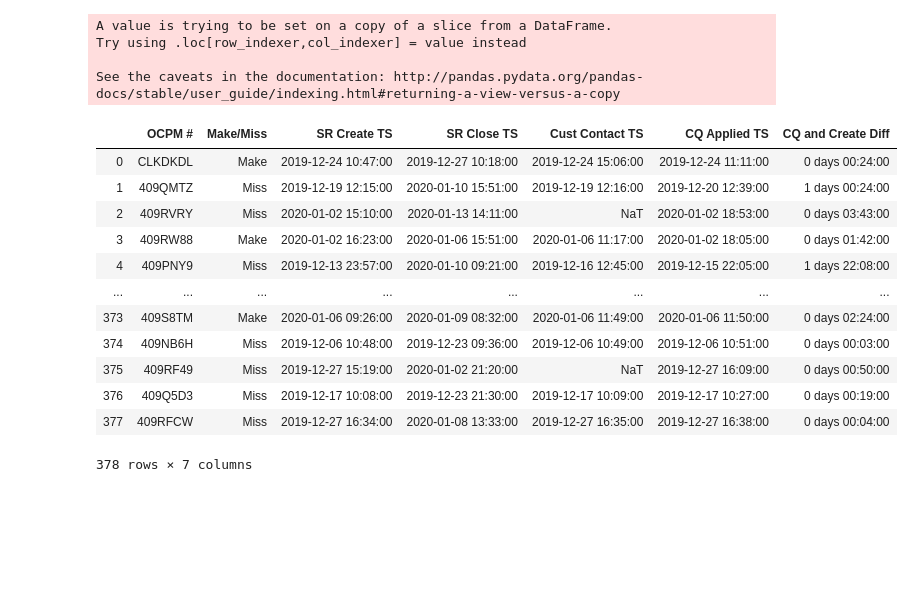
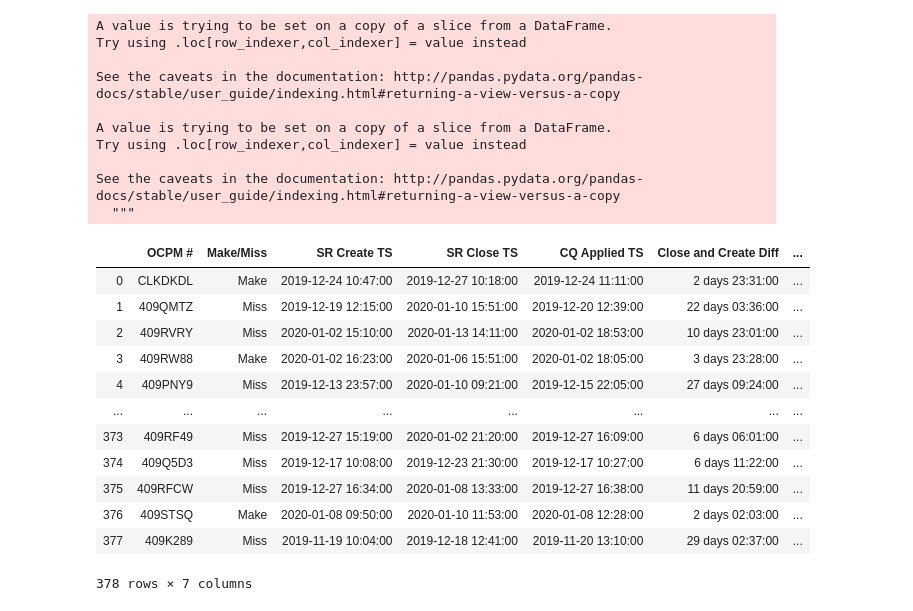
Before and after one commit to jaime030690/ECT_Report_Analysis, a Jupyter notebook: data_samples.ipynb, the cells around one changed output. Cells and saved outputs as stored; diff of their text form; code cells hidden in the pictures; blank space fills up the shorter version.

```diff
--- a/data_samples.ipynb
+++ b/data_samples.ipynb
@@ -25,5 +25,5 @@ df
 # %%
 #Create new data with columns we're interested in
-dates_df = df[['OCPM #', 'Make/Miss', 'SR Create TS', 'SR Close TS', 'Cust Contact TS', 'CQ Applied TS']]
-dates_df.head()
+new_df = df[['OCPM #', 'Make/Miss', 'SR Create TS', 'SR Close TS', 'CQ Applied TS']]
+new_df
 # %% [output]
@@ -36,22 +43,31 @@ dates_df.head()
 # %%
+#Add column to hold difference between SR Close TS and SR Create TS
+new_df['Close and Create Diff'] = (new_df.loc[:, 'SR Close TS'] - new_df.loc[:, 'SR Create TS'])
+
 #Add column to hold difference between CQ Applied TS and SR Create TS
-dates_df['CQ and Create Diff'] = (dates_df['CQ Applied TS'] - dates_df['SR Create TS'])
-dates_df
+new_df['CQ and Create Diff'] = (new_df.loc[:, 'CQ Applied TS'] - new_df.loc[:, 'SR Create TS'])
+new_df
 # %% [output]
 A value is trying to be set on a copy of a slice from a DataFrame.
 Try using .loc[row_indexer,col_indexer] = value instead
 
 See the caveats in the documentation: http://pandas.pydata.org/pandas-docs/stable/user_guide/indexing.html#returning-a-view-versus-a-copy
+
+A value is trying to be set on a copy of a slice from a DataFrame.
+Try using .loc[row_indexer,col_indexer] = value instead
+
+See the caveats in the documentation: http://pandas.pydata.org/pandas-docs/stable/user_guide/indexing.html#returning-a-view-versus-a-copy
+  """
-|  | OCPM # | Make/Miss | SR Create TS | SR Close TS | Cust Contact TS | CQ Applied TS | CQ and Create Diff |
-| 0 | CLKDKDL | Make | 2019-12-24 10:47:00 | 2019-12-27 10:18:00 | 2019-12-24 15:06:00 | 2019-12-24 11:11:00 | 0 days 00:24:00 |
-| 1 | 409QMTZ | Miss | 2019-12-19 12:15:00 | 2020-01-10 15:51:00 | 2019-12-19 12:16:00 | 2019-12-20 12:39:00 | 1 days 00:24:00 |
-| 2 | 409RVRY | Miss | 2020-01-02 15:10:00 | 2020-01-13 14:11:00 | NaT | 2020-01-02 18:53:00 | 0 days 03:43:00 |
-| 3 | 409RW88 | Make | 2020-01-02 16:23:00 | 2020-01-06 15:51:00 | 2020-01-06 11:17:00 | 2020-01-02 18:05:00 | 0 days 01:42:00 |
-| 4 | 409PNY9 | Miss | 2019-12-13 23:57:00 | 2020-01-10 09:21:00 | 2019-12-16 12:45:00 | 2019-12-15 22:05:00 | 1 days 22:08:00 |
+|  | OCPM # | Make/Miss | SR Create TS | SR Close TS | CQ Applied TS | Close and Create Diff | ... |
+| 0 | CLKDKDL | Make | 2019-12-24 10:47:00 | 2019-12-27 10:18:00 | 2019-12-24 11:11:00 | 2 days 23:31:00 | ... |
+| 1 | 409QMTZ | Miss | 2019-12-19 12:15:00 | 2020-01-10 15:51:00 | 2019-12-20 12:39:00 | 22 days 03:36:00 | ... |
+| 2 | 409RVRY | Miss | 2020-01-02 15:10:00 | 2020-01-13 14:11:00 | 2020-01-02 18:53:00 | 10 days 23:01:00 | ... |
+| 3 | 409RW88 | Make | 2020-01-02 16:23:00 | 2020-01-06 15:51:00 | 2020-01-02 18:05:00 | 3 days 23:28:00 | ... |
+| 4 | 409PNY9 | Miss | 2019-12-13 23:57:00 | 2020-01-10 09:21:00 | 2019-12-15 22:05:00 | 27 days 09:24:00 | ... |
 | ... | ... | ... | ... | ... | ... | ... | ... |
-| 373 | 409S8TM | Make | 2020-01-06 09:26:00 | 2020-01-09 08:32:00 | 2020-01-06 11:49:00 | 2020-01-06 11:50:00 | 0 days 02:24:00 |
-| 374 | 409NB6H | Miss | 2019-12-06 10:48:00 | 2019-12-23 09:36:00 | 2019-12-06 10:49:00 | 2019-12-06 10:51:00 | 0 days 00:03:00 |
-| 375 | 409RF49 | Miss | 2019-12-27 15:19:00 | 2020-01-02 21:20:00 | NaT | 2019-12-27 16:09:00 | 0 days 00:50:00 |
-| 376 | 409Q5D3 | Miss | 2019-12-17 10:08:00 | 2019-12-23 21:30:00 | 2019-12-17 10:09:00 | 2019-12-17 10:27:00 | 0 days 00:19:00 |
-| 377 | 409RFCW | Miss | 2019-12-27 16:34:00 | 2020-01-08 13:33:00 | 2019-12-27 16:35:00 | 2019-12-27 16:38:00 | 0 days 00:04:00 |
+| 373 | 409RF49 | Miss | 2019-12-27 15:19:00 | 2020-01-02 21:20:00 | 2019-12-27 16:09:00 | 6 days 06:01:00 | ... |
+| 374 | 409Q5D3 | Miss | 2019-12-17 10:08:00 | 2019-12-23 21:30:00 | 2019-12-17 10:27:00 | 6 days 11:22:00 | ... |
+| 375 | 409RFCW | Miss | 2019-12-27 16:34:00 | 2020-01-08 13:33:00 | 2019-12-27 16:38:00 | 11 days 20:59:00 | ... |
+| 376 | 409STSQ | Make | 2020-01-08 09:50:00 | 2020-01-10 11:53:00 | 2020-01-08 12:28:00 | 2 days 02:03:00 | ... |
+| 377 | 409K289 | Miss | 2019-11-19 10:04:00 | 2019-12-18 12:41:00 | 2019-11-20 13:10:00 | 29 days 02:37:00 | ... |
 378 rows × 7 columns
```
Also changed, not shown: parts of 7 cells of this notebook, 3 other files.
